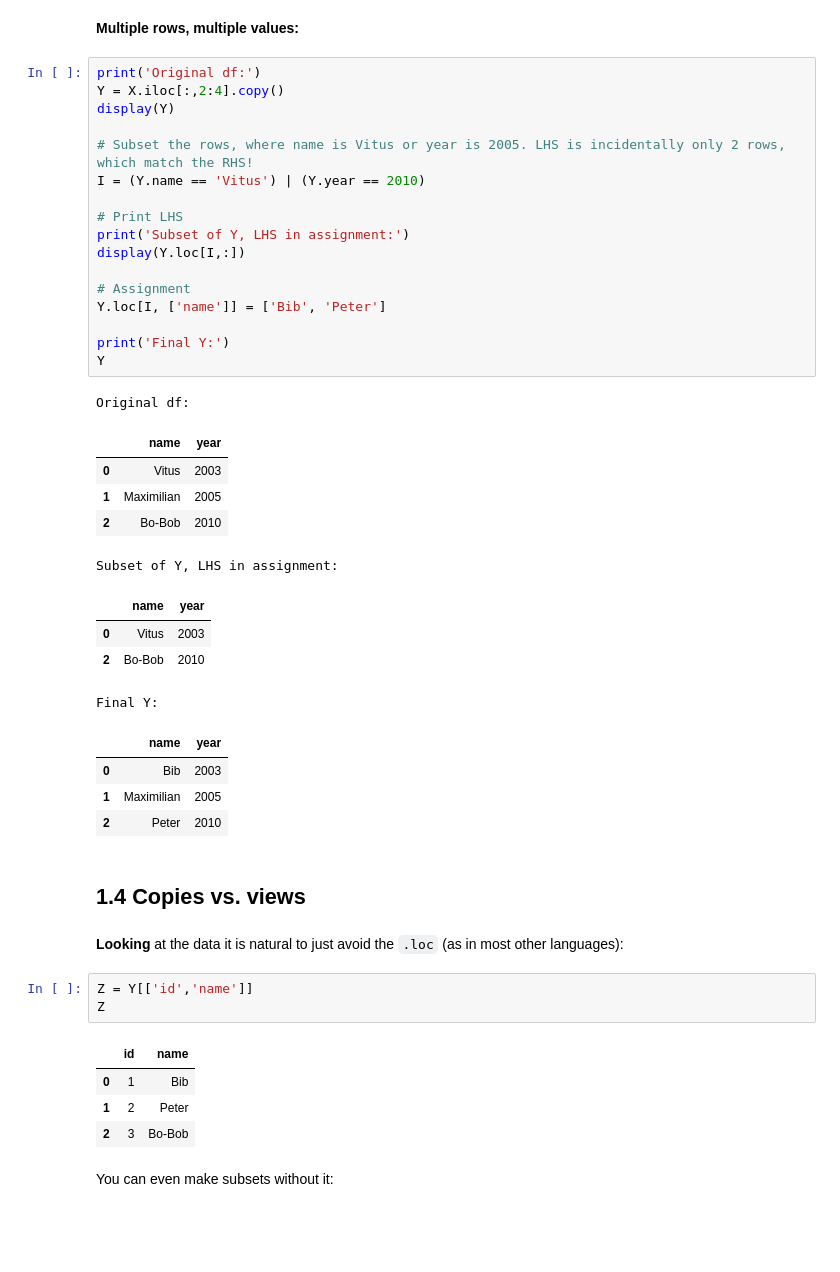
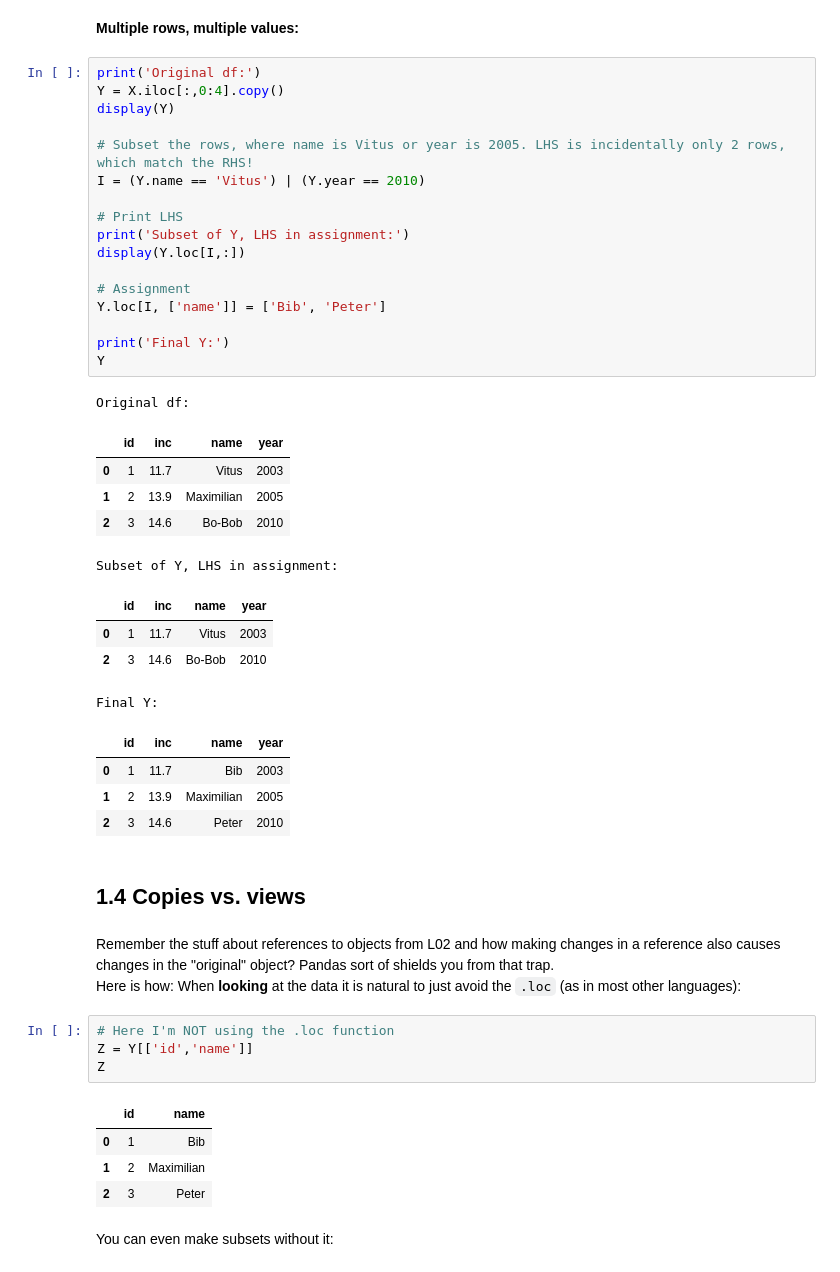
Before and after one commit to NumEconCopenhagen/lectures-2021, a Jupyter notebook: web/07/Load_save_and_structure_data.ipynb, the cells around one changed output. Drawn from its saved outputs; the diff is of its cells as text; blank space fills up the shorter version.

Commit message:
Updated Data Analysis project description and L08

```diff
--- a/web/07/Load_save_and_structure_data.ipynb
+++ b/web/07/Load_save_and_structure_data.ipynb
@@ -176,48 +189,51 @@ Y After change in names:
 **Multiple rows, multiple values:**
 # %%
 print('Original df:')
-Y = X.iloc[:,2:4].copy()
+Y = X.iloc[:,0:4].copy()
 display(Y)
 
 # Subset the rows, where name is Vitus or year is 2005. LHS is incidentally only 2 rows, which match the RHS!
 I = (Y.name == 'Vitus') | (Y.year == 2010)
 
 # Print LHS
 print('Subset of Y, LHS in assignment:')
 display(Y.loc[I,:])
 
 # Assignment
 Y.loc[I, ['name']] = ['Bib', 'Peter']
 
 print('Final Y:')
 Y
 # %% [output]
 Original df:
-|  | name | year |
-| 0 | Vitus | 2003 |
-| 1 | Maximilian | 2005 |
-| 2 | Bo-Bob | 2010 |
+|  | id | inc | name | year |
+| 0 | 1 | 11.7 | Vitus | 2003 |
+| 1 | 2 | 13.9 | Maximilian | 2005 |
+| 2 | 3 | 14.6 | Bo-Bob | 2010 |
 Subset of Y, LHS in assignment:
-|  | name | year |
-| 0 | Vitus | 2003 |
-| 2 | Bo-Bob | 2010 |
+|  | id | inc | name | year |
+| 0 | 1 | 11.7 | Vitus | 2003 |
+| 2 | 3 | 14.6 | Bo-Bob | 2010 |
 Final Y:
-|  | name | year |
-| 0 | Bib | 2003 |
-| 1 | Maximilian | 2005 |
-| 2 | Peter | 2010 |
+|  | id | inc | name | year |
+| 0 | 1 | 11.7 | Bib | 2003 |
+| 1 | 2 | 13.9 | Maximilian | 2005 |
+| 2 | 3 | 14.6 | Peter | 2010 |
 # %% [markdown]
 ## 1.4 Copies vs. views
 # %% [markdown]
-**Looking** at the data it is natural to just avoid the `.loc` (as in most other languages):
+Remember the stuff about references to objects from L02 and how making changes in a reference also causes changes in the "original" object? Pandas sort of shields you from that trap.
+Here is how:
+When **looking** at the data it is natural to just avoid the `.loc` (as in most other languages):
-# %%
-Z = Y[['id','name']]
-Z
-# %% [output]
-|  | id | name |
-| 0 | 1 | Bib |
-| 1 | 2 | Peter |
-| 2 | 3 | Bo-Bob |
+# %%
+# Here I'm NOT using the .loc function
+Z = Y[['id','name']]
+Z
+# %% [output]
+|  | id | name |
+| 0 | 1 | Bib |
+| 1 | 2 | Maximilian |
+| 2 | 3 | Peter |
 # %% [markdown]
 You can even make subsets without it:
 # %%
```
Also changed, not shown: parts of 36 cells of this notebook, 19 other files.
